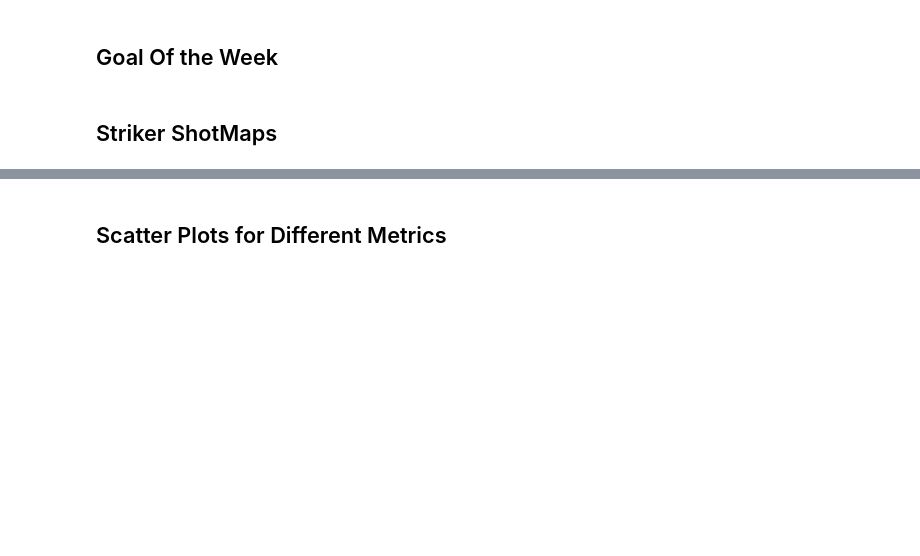
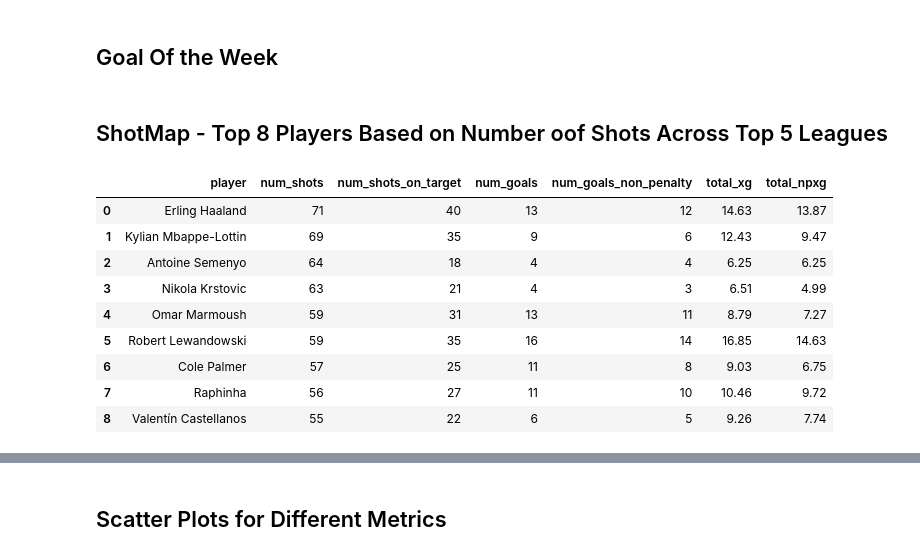
Before and after one commit to ishdeep-10/IndianCitizen, a Jupyter notebook: ScorePredict/notebooks/WeeklyPlots.ipynb, the cells around one changed output, grey strips where cells are left out. Saved outputs shown, nothing was run; the diff lists cells and outputs as text; code cells hidden in the pictures; blank space fills up the shorter version.

```diff
--- a/ScorePredict/notebooks/WeeklyPlots.ipynb
+++ b/ScorePredict/notebooks/WeeklyPlots.ipynb
@@ -578,6 +578,34 @@ plot_miss_high_xg(df_miss_high_xg1)
 # %% [markdown]
 ## Goal Of the Week
 # %% [markdown]
-## Striker ShotMaps
+## ShotMap - Top 8 Players Based on Number oof Shots Across Top 5 Leagues
 # %%
 #https://footsci.medium.com/plot-shots-goals-maps-with-python-mplsoccer-ranking-players-by-xg-shots-and-goals-per-90-16afa7c74b9a
+# %%
+query = """select player , count(*) as num_shots,
+count(case when "result" = 'Goal' or "result" = 'SavedShot' or "result" = 'ShotOnPost' then 1 else null end) as num_shots_on_target,
+count(case when "result" = 'Goal' then 1 else null end) as num_goals,
+count(case when "result" = 'Goal' and situation != 'Penalty' then 1 else null end) as num_goals_non_penalty,
+sum(round("xG" :: numeric ,2)) as total_xG,
+sum(case when situation != 'Penalty' then round("xG" :: numeric ,2) else null end) as total_npxG
+from understat_shots_tb ust
+where season = '2024'
+group by player
+order by num_shots desc
+limit 9;"""
+
+with engine.connect() as conn:
+    df_stats = pd.read_sql(query, conn)
+# %%
+df_stats
+# %% [output]
+|  | player | num_shots | num_shots_on_target | num_goals | num_goals_non_penalty | total_xg | total_npxg |
+| 0 | Erling Haaland | 71 | 40 | 13 | 12 | 14.63 | 13.87 |
+| 1 | Kylian Mbappe-Lottin | 69 | 35 | 9 | 6 | 12.43 | 9.47 |
+| 2 | Antoine Semenyo | 64 | 18 | 4 | 4 | 6.25 | 6.25 |
+| 3 | Nikola Krstovic | 63 | 21 | 4 | 3 | 6.51 | 4.99 |
+| 4 | Omar Marmoush | 59 | 31 | 13 | 11 | 8.79 | 7.27 |
+| 5 | Robert Lewandowski | 59 | 35 | 16 | 14 | 16.85 | 14.63 |
+| 6 | Cole Palmer | 57 | 25 | 11 | 8 | 9.03 | 6.75 |
+| 7 | Raphinha | 56 | 27 | 11 | 10 | 10.46 | 9.72 |
+| 8 | Valentín Castellanos | 55 | 22 | 6 | 5 | 9.26 | 7.74 |
```
Also changed, not shown: parts of 3 cells of this notebook.
